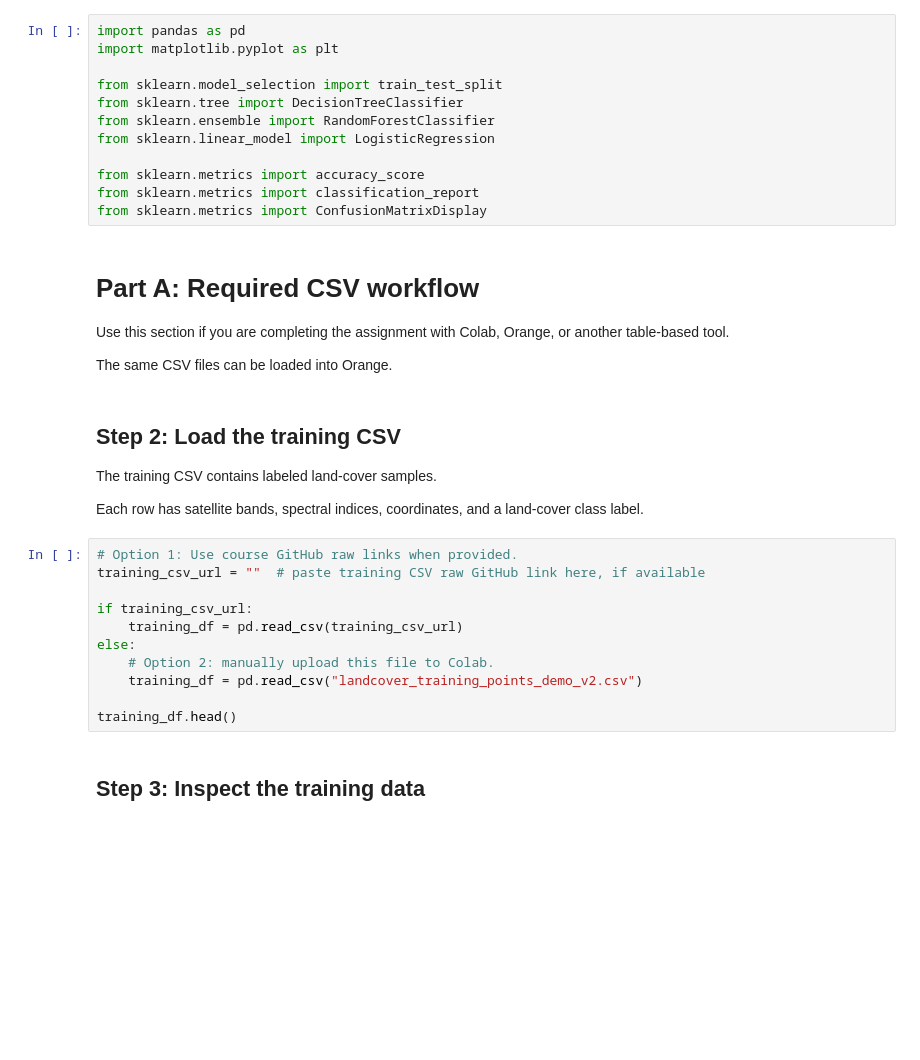
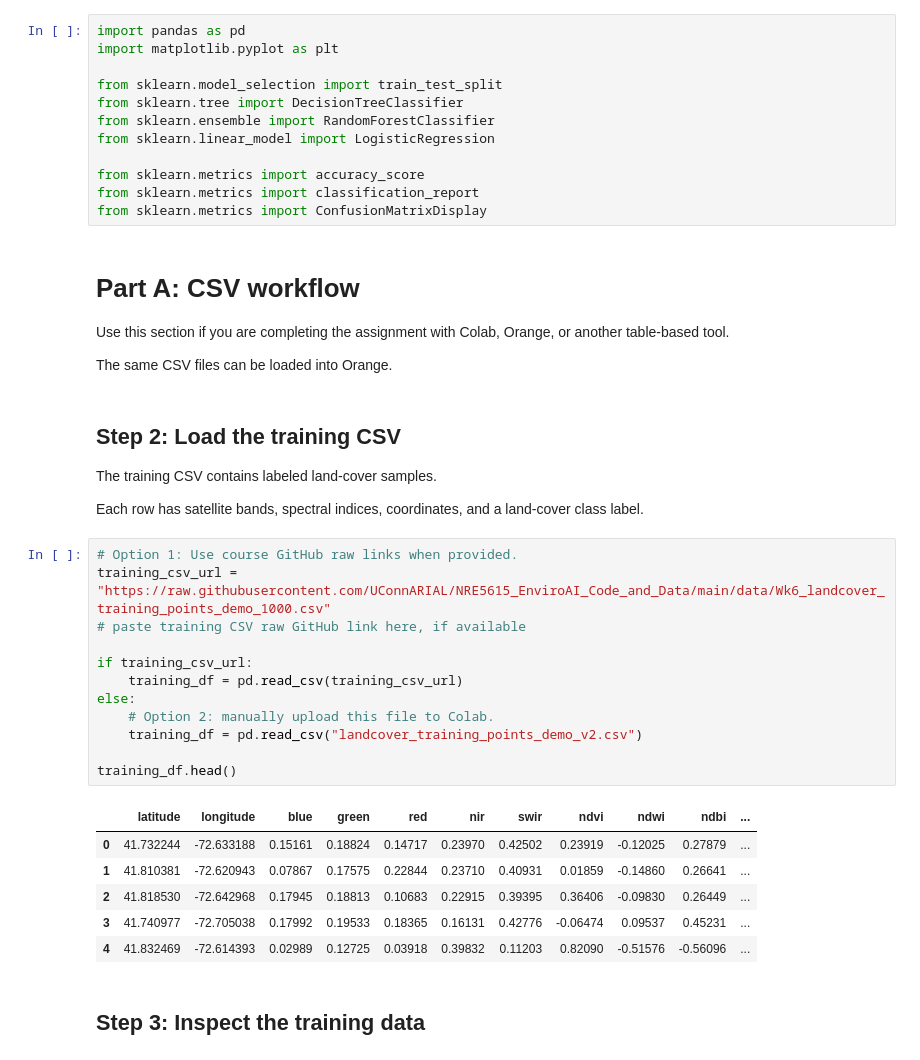
Before and after one commit to UConnARIAL/NRE5615_EnviroAI_Code_and_Data, a Jupyter notebook: code/NRE5615_Wk6_Demo_Landcover_Classification.ipynb, the cells around one changed output. Cells and saved outputs as stored; diff of their text form; blank space fills up the shorter version.

```diff
--- a/code/NRE5615_Wk6_Demo_Landcover_Classification.ipynb
+++ b/code/NRE5615_Wk6_Demo_Landcover_Classification.ipynb
@@ -49,7 +51,7 @@ from sklearn.metrics import accuracy_score
 from sklearn.metrics import classification_report
 from sklearn.metrics import ConfusionMatrixDisplay
 # %% [markdown]
-# Part A: Required CSV workflow
+# Part A: CSV workflow
 
 Use this section if you are completing the assignment with Colab, Orange, or another table-based tool.
 
@@ -62,15 +64,23 @@ The training CSV contains labeled land-cover samples.
 Each row has satellite bands, spectral indices, coordinates, and a land-cover class label.
 # %%
 # Option 1: Use course GitHub raw links when provided.
-training_csv_url = ""  # paste training CSV raw GitHub link here, if available
+training_csv_url = "https://raw.githubusercontent.com/UConnARIAL/NRE5615_EnviroAI_Code_and_Data/main/data/Wk6_landcover_training_points_demo_1000.csv"
+# paste training CSV raw GitHub link here, if available
 
 if training_csv_url:
     training_df = pd.read_csv(training_csv_url)
 else:
     # Option 2: manually upload this file to Colab.
     training_df = pd.read_csv("landcover_training_points_demo_v2.csv")
 
 training_df.head()
+# %% [output]
+|  | latitude | longitude | blue | green | red | nir | swir | ndvi | ndwi | ndbi | ... |
+| 0 | 41.732244 | -72.633188 | 0.15161 | 0.18824 | 0.14717 | 0.23970 | 0.42502 | 0.23919 | -0.12025 | 0.27879 | ... |
+| 1 | 41.810381 | -72.620943 | 0.07867 | 0.17575 | 0.22844 | 0.23710 | 0.40931 | 0.01859 | -0.14860 | 0.26641 | ... |
+| 2 | 41.818530 | -72.642968 | 0.17945 | 0.18813 | 0.10683 | 0.22915 | 0.39395 | 0.36406 | -0.09830 | 0.26449 | ... |
+| 3 | 41.740977 | -72.705038 | 0.17992 | 0.19533 | 0.18365 | 0.16131 | 0.42776 | -0.06474 | 0.09537 | 0.45231 | ... |
+| 4 | 41.832469 | -72.614393 | 0.02989 | 0.12725 | 0.03918 | 0.39832 | 0.11203 | 0.82090 | -0.51576 | -0.56096 | ... |
 # %% [markdown]
 ## Step 3: Inspect the training data
 # %%
```
Also changed, not shown: parts of 17 cells of this notebook.
